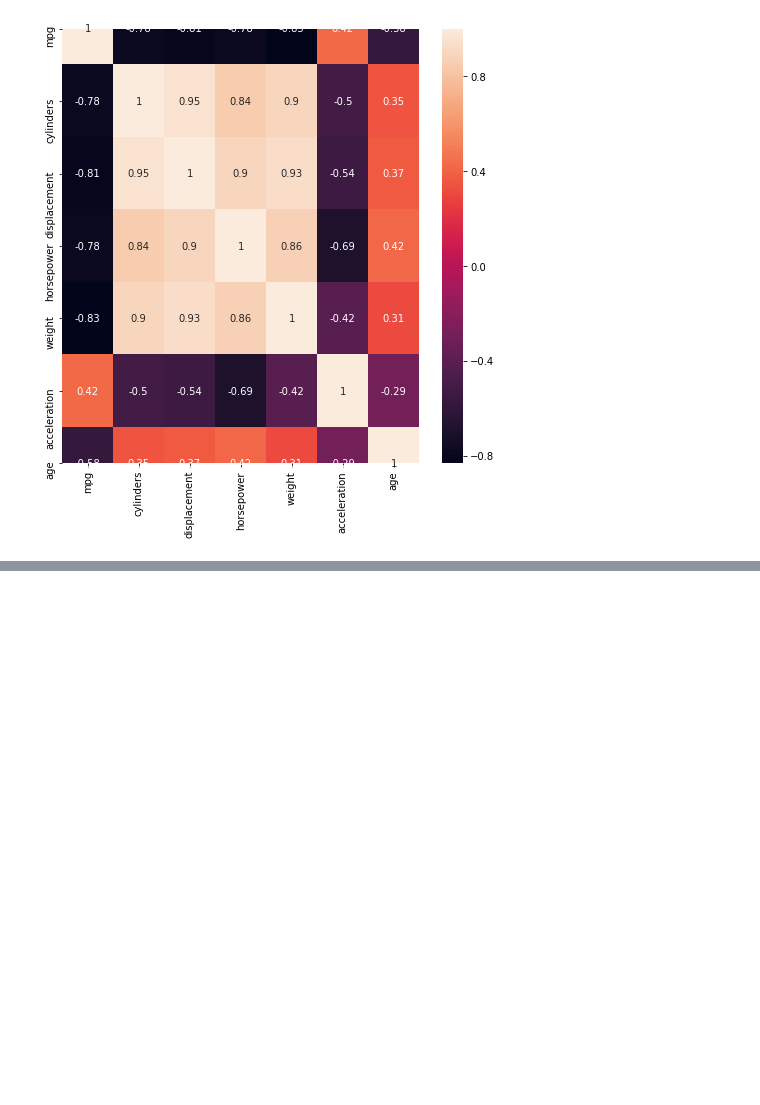
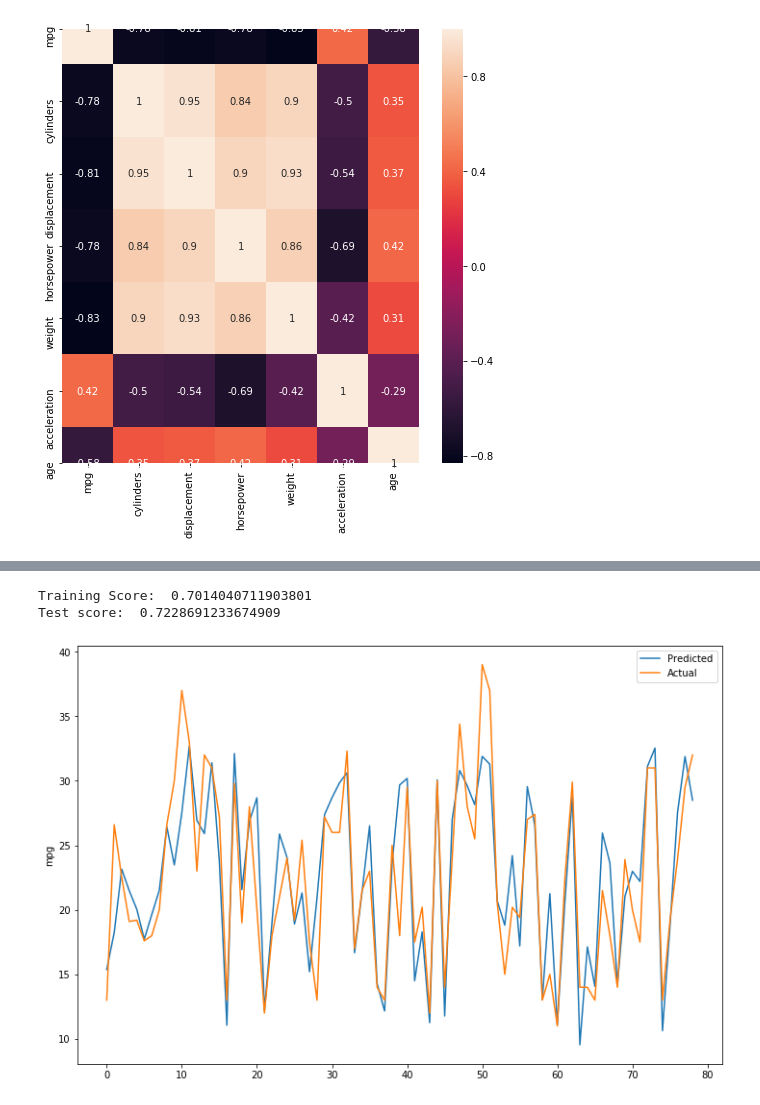
Before and after one commit to PriyaVj-UW/DS-Playground, a Jupyter notebook: AutomobileMpg - Linear regression with regularization.ipynb, the cells around one changed output, grey strips where cells are left out. Drawn from its saved outputs; the diff is of its cells as text; code cells hidden in the pictures; blank space fills up the shorter version.

```diff
--- a/AutomobileMpg - Linear regression with regularization.ipynb
+++ b/AutomobileMpg - Linear regression with regularization.ipynb
@@ -173,0 +291,21 @@ strong multicollinearity or other numerical problems.
+# %%
+def ElasticNet_Reg(x_train,y_train,alpha = 1,l1_ratio = 0.5,max_iter =1000, normalize = False,equivalent_to = "Elastic Net") :
+    model = ElasticNet(alpha = alpha,l1_ratio = l1_ratio,max_iter = max_iter,normalize = normalize)
+    model.fit(x_train,y_train)
+
+    return model
+# %%
+result_dict['mpg-Elastic_reg'] = build_model(ElasticNet_Reg,
+                                          'mpg',
+                                          ['cylinders',
+                                           'weight',
+                                           'horsepower',
+                                           'acceleration',
+                                          'displacement'],
+                                          auto_df,
+                                          show_plot_y = True
+                                         )
+# %% [output]
+Training Score:  0.7014040711903801
+Test score:  0.7228691233674909
+[figure, added]
```
Also changed, not shown: parts of 17 cells of this notebook.
